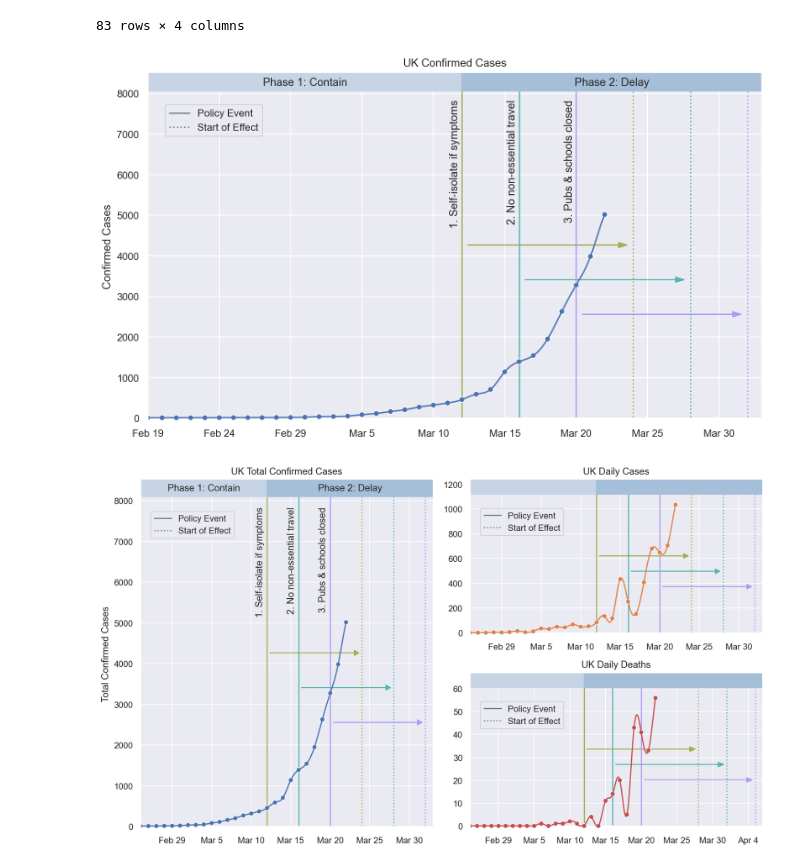
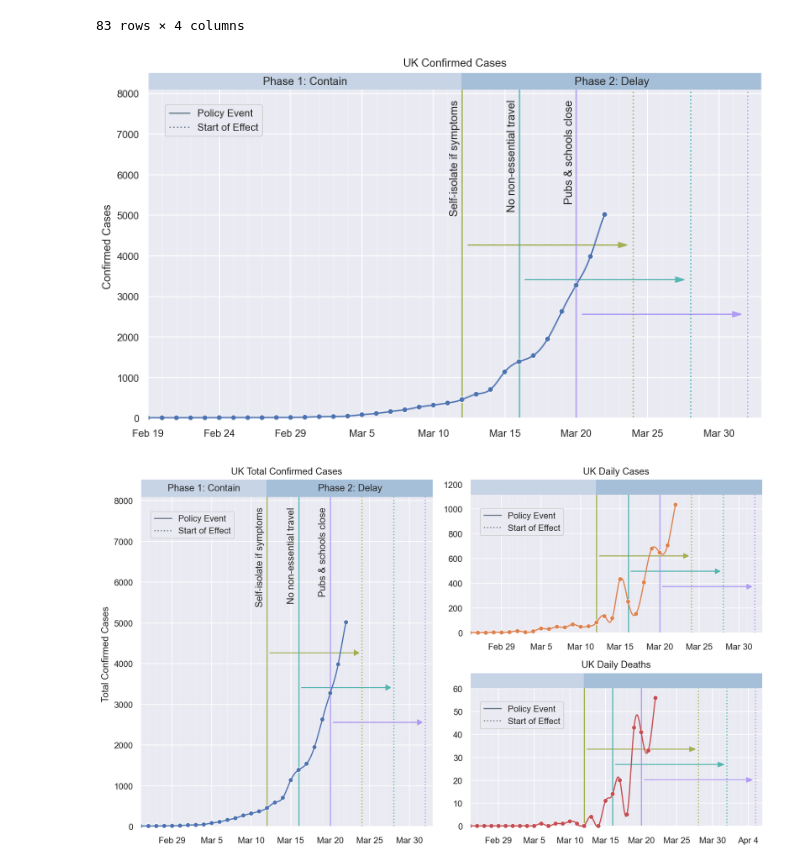
Before and after one commit to arnfred/covid-19, a Jupyter notebook: Covid-plotting.ipynb, the cells around one changed output. Saved outputs shown, nothing was run; the diff lists cells and outputs as text; code cells hidden in the pictures.

Commit message:
Added denmark and improved the plot

```diff
--- a/Covid-plotting.ipynb
+++ b/Covid-plotting.ipynb
@@ -97,6 +97,10 @@ def plot_timeline(title, df, metadata, start_date, ax, show_text = True, x_scale
     rect = patches.Rectangle((plot_start, 0), plot_width, plot_floor, edgecolor='white', facecolor='white', zorder=0.8)
     ax.add_patch(rect)
 
+    # Plot vertical line per day
+    for day in range(plot_start, plot_end):
+        ax.axvline(day, 0, 1, linestyle='-', color='ghostwhite', alpha=0.4, zorder=0.1, linewidth=plot_width*0.03)
+
     # Plot phases
     for i, phase in enumerate(metadata['phases']):
         start = phase['from'] if (phase['from'] > start_date) else start_date
@@ -125,7 +129,7 @@ def plot_timeline(title, df, metadata, start_date, ax, show_text = True, x_scale
             #    impact_label = "start of impact".format(i+1)
             #    ax.text(days + event_delay - (plot_width*0.02) / x_scale, plot_ceil*0.92, impact_label, rotation=90, verticalalignment='top')
         if show_text:
-            label = "{}. {}".format(i+1, event['label'])
+            label = "{}".format(event['label'])
             ax.text(days - (plot_width*0.02) / x_scale, plot_ceil*0.92, label, rotation=90, verticalalignment='top')
 
     # Plot extrapolated curve
@@ -135,7 +139,7 @@ def plot_timeline(title, df, metadata, start_date, ax, show_text = True, x_scale
     sns.scatterplot(data=pd.DataFrame(y, x), ax=ax, legend=False, palette=[line_color])
 
     # Make x-axis have dates
-    fmt = ticker.FuncFormatter(lambda x, pos: (data_start_date + timedelta(days=x)).strftime("%b %-d"))
+    fmt = ticker.FuncFormatter(lambda x, pos: '' if x % 1 != 0 else (data_start_date + timedelta(days=int(x))).strftime("%b %-d"))
     ax.xaxis.set_major_formatter(fmt)
 
     # Set title and labels
@@ -145,41 +149,44 @@ def plot_timeline(title, df, metadata, start_date, ax, show_text = True, x_scale
 
     # Draw Legend
     legend = ax.legend([ax.axvline(-10, -10, 1, linestyle='-', color='slategray'), ax.axvline(-10, -10, 1, linestyle=':', color='slategray')], ["Policy Event", "Start of Effect"], loc="upper left", bbox_to_anchor=(0.02, 1 - (0.08/y_scale)), bbox_transform=ax.transAxes)
+
+    #ax.xaxis.set_major_locator(plt.MaxNLocator(plot_end - plot_start))
+    #ax.set_xticks(range(plot_start, plot_end))
 # %%
 
 uk_metadata = {
-    "country": "the United Kingdom",
+    "country": "United Kingdom",
     "country_code": "UK",
     "events": [
         #{"type": "case", "label": "10th case", "date": date(2020, 2, 24), "source": "https://en.wikipedia.org/wiki/2020_coronavirus_pandemic_in_the_United_Kingdom"},
         #{"type": "case", "label": "1st death", "date": date(2020, 3, 5), "source": "https://en.wikipedia.org/wiki/2020_coronavirus_pandemic_in_the_United_Kingdom"},
         {"type": "policy", "label": "Self-isolate if symptoms", "date": date(2020, 3, 12), "source": "https://en.wikipedia.org/wiki/2020_coronavirus_pandemic_in_the_United_Kingdom"},
         {"type": "policy", "label": "No non-essential travel", "date": date(2020, 3, 16), "source": "https://en.wikipedia.org/wiki/2020_coronavirus_pandemic_in_the_United_Kingdom"},
-        {"type": "policy", "label": "Pubs & schools closed", "date": date(2020, 3, 20), "source": "https://en.wikipedia.org/wiki/2020_coronavirus_pandemic_in_the_United_Kingdom"}
+        {"type": "policy", "label": "Pubs & schools close", "date": date(2020, 3, 20), "source": "https://en.wikipedia.org/wiki/2020_coronavirus_pandemic_in_the_United_Kingdom"}
     ],
     "phases": [
         {"type": "contain", "from": date(2020, 1, 1), "to": date(2020, 3, 12), "source": "https://www.theguardian.com/world/2020/mar/12/uk-moves-to-delay-phase-of-coronavirus-plan" },
         {"type": "delay", "from": date(2020, 3, 12), "to": date(2020, 12, 31), "source": "https://www.theguardian.com/world/2020/mar/12/uk-moves-to-delay-phase-of-coronavirus-plan" }
     ]
 }
 
 ax0 = plt.gca()
-plot_timeline("Confirmed Cases", data.loc['United Kingdom']['total_cases'], uk_metadata, date(2020, 2, 19), ax0, event_delay = 12)
+plot_timeline("Confirmed Cases", data.loc[uk_metadata['country']]['total_cases'], uk_metadata, date(2020, 2, 19), ax0, event_delay = 12)
 # %% [output]
-[figure, old version]
+[figure, new version]
 # %%
 def plot_country(metadata, start_date):
     palette = sns.color_palette()
     ax3 = plt.subplot(121)
     #plot_timeline("Total Confirmed Cases", data.loc['United Kingdom']['total_deaths'], metadata, start_date, ax3, x_scale=0.5, line_color=palette[3])
-    plot_timeline("Total Confirmed Cases", data.loc['United Kingdom']['total_cases'], metadata, start_date, ax3, x_scale=0.5, line_color=palette[0], event_delay=12)
+    plot_timeline("Total Confirmed Cases", data.loc[metadata['country']]['total_cases'], metadata, start_date, ax3, x_scale=0.5, line_color=palette[0], event_delay=12)
     ax1 = plt.subplot(222)
-    plot_timeline("Daily Cases", data.loc['United Kingdom']['new_cases'], metadata, start_date, ax1, show_text=False, y_scale=0.5, line_color=palette[1], event_delay=12)
+    plot_timeline("Daily Cases", data.loc[metadata['country']]['new_cases'], metadata, start_date, ax1, show_text=False, y_scale=0.5, line_color=palette[1], event_delay=12)
     ax2 = plt.subplot(224)
-    plot_timeline("Daily Deaths", data.loc['United Kingdom']['new_deaths'], metadata, start_date, ax2, show_text=False, y_scale=0.5, line_color=palette[3], event_delay=16)
+    plot_timeline("Daily Deaths", data.loc[metadata['country']]['new_deaths'], metadata, start_date, ax2, show_text=False, y_scale=0.5, line_color=palette[3], event_delay=16)
     plt.tight_layout()
 
 plot_country(uk_metadata, date(2020, 2, 25))
 plt.savefig("plots/uk.png", dpi=300)
 # %% [output]
-[figure, old version]
+[figure, new version]
```
Also changed, not shown: parts of 1 cell of this notebook, 3 other files.
